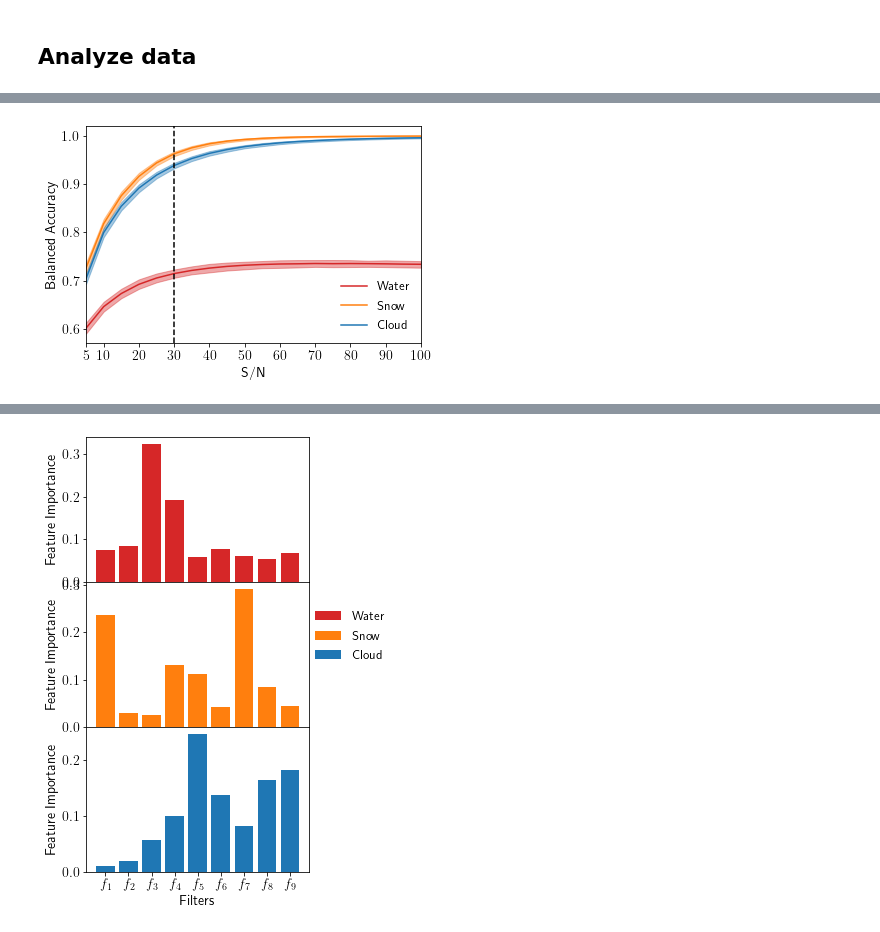
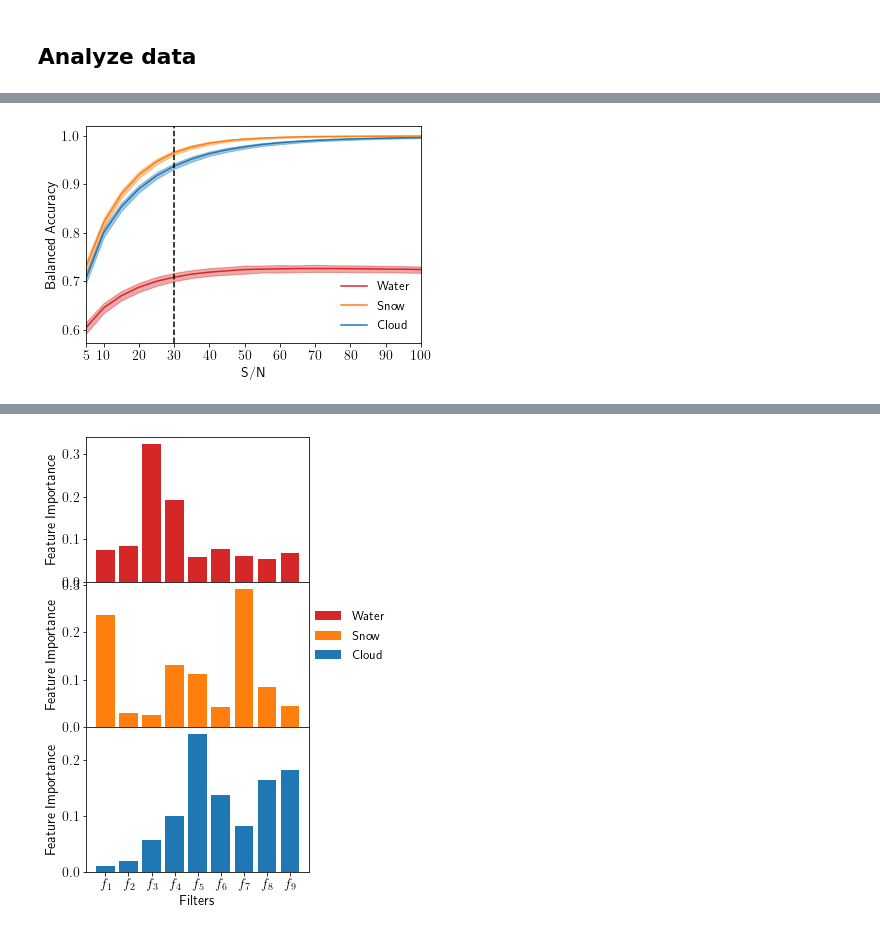
Before and after one commit to dangcpham/WaterDetection, a Jupyter notebook: xgboost.ipynb, the cells around one changed output, grey strips where cells are left out. Cells and saved outputs as stored; diff of their text form; code cells hidden in the pictures.

Commit message:
update good filters, update restart mode

```diff
--- a/xgboost.ipynb
+++ b/xgboost.ipynb
@@ -66,0 +67,2 @@ good_filters_info = {name: val for name, val in zip(good_filters_name, good_filt
+# %%
+pickle.load(open("output/good_filters_info.pkl", "rb"))
@@ -117,0 +122,41 @@ fig.savefig('plots/feature_importance.pdf')
+# %%
+fig, axes = plt.subplots(nrows=2, sharex = True, figsize=(6,8))
+
+plt.subplots_adjust(wspace=0, hspace=0)
+
+ax = axes[0]
+
+for i, component in enumerate(settings.CLASSIFYING_COMPONENTS):
+    _, _, snrs, _, _, ba_score_no_noise, ba_scores = pickle.load(open(f"output/result_{component}_all.pkl", "rb"))
+    lower, median, upper = np.percentile(ba_scores, (2.5, 50, 97.5), axis=1)
+    plotline, = ax.plot(snrs, median, label=nice_component_names[i], c=settings.color_list[i])
+
+    # ax.axhline(ba_score_no_noise, color=plotline.get_color(), linestyle='--', alpha=0.5)
+    ax.fill_between(snrs, lower, upper, alpha=0.4, color=settings.color_list[i])
+
+ax.axvline(30, c='k', linestyle='--')
+ax.set_xlim([5, 100])
+ax.set_xticks([5] + list(np.arange(10, 110, 10)))
+ax.legend(frameon=False, loc='center right')
+ax.set_ylabel('Balanced Accuracy');
+ax.text(10, 0.97, 'Nine filters', fontsize=14)
+
+ax = axes[1]
+
+for i, component in enumerate(settings.CLASSIFYING_COMPONENTS):
+    _, _, snrs, _, _, ba_score_no_noise, ba_scores = pickle.load(open(f"output/result_{component}_good.pkl", "rb"))
+    lower, median, upper = np.percentile(ba_scores, (2.5, 50, 97.5), axis=1)
+    plotline, = ax.plot(snrs, median, label=nice_component_names[i], c=settings.color_list[i])
+
+    # ax.axhline(ba_score_no_noise, color=plotline.get_color(), linestyle='--', alpha=0.5)
+    ax.fill_between(snrs, lower, upper, alpha=0.4, color=settings.color_list[i])
+
+ax.axvline(50, c='k', linestyle='--')
+ax.set_xlim([5, 100])
+ax.set_xticks([5] + list(np.arange(10, 110, 10)))
+ax.legend(frameon=False)
+ax.set_xlabel('S/N')
+ax.set_ylabel('Balanced Accuracy');
+ax.text(10, 0.95,'Five optimal\nfilters', fontsize=14)
+
+fig.savefig('plots/balanced_accuracy.pdf')
@@ -118,19 +165,19 @@ fig.savefig('plots/feature_importance.pdf')
 # %%
 fig, ax = plt.subplots()
 for i, component in enumerate(settings.CLASSIFYING_COMPONENTS):
-    _, _, snrs, _, _, ba_score_no_noise, ba_scores = pickle.load(open(f"output/result_{component}.pkl", "rb"))
+    _, _, snrs, _, _, ba_score_no_noise, ba_scores = pickle.load(open(f"output/result_{component}_all.pkl", "rb"))
     lower, median, upper = np.percentile(ba_scores, (2.5, 50, 97.5), axis=1)
     plotline, = ax.plot(snrs, median, label=nice_component_names[i], c=settings.color_list[i])
 
     # ax.axhline(ba_score_no_noise, color=plotline.get_color(), linestyle='--', alpha=0.5)
     ax.fill_between(snrs, lower, upper, alpha=0.4, color=settings.color_list[i])
 
 ax.axvline(30, c='k', linestyle='--')
 ax.set_xlim([5, 100])
 ax.set_xticks([5] + list(np.arange(10, 110, 10)))
 ax.legend(frameon=False)
 ax.set_xlabel('S/N')
 ax.set_ylabel('Balanced Accuracy');
 fig.savefig('plots/balanced_accuracy.pdf')
 # %% [output]
-[figure, old version]
+[figure, new version]
```
Also changed, not shown: parts of 7 cells of this notebook, 11 other files.
